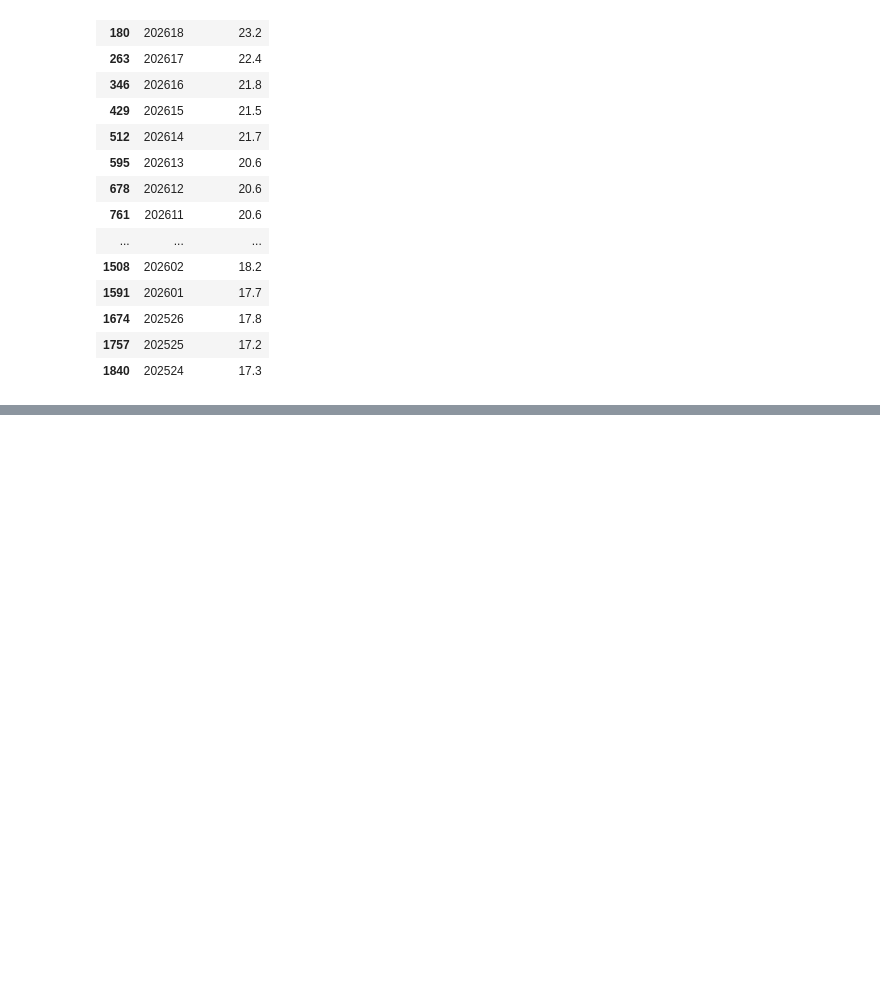
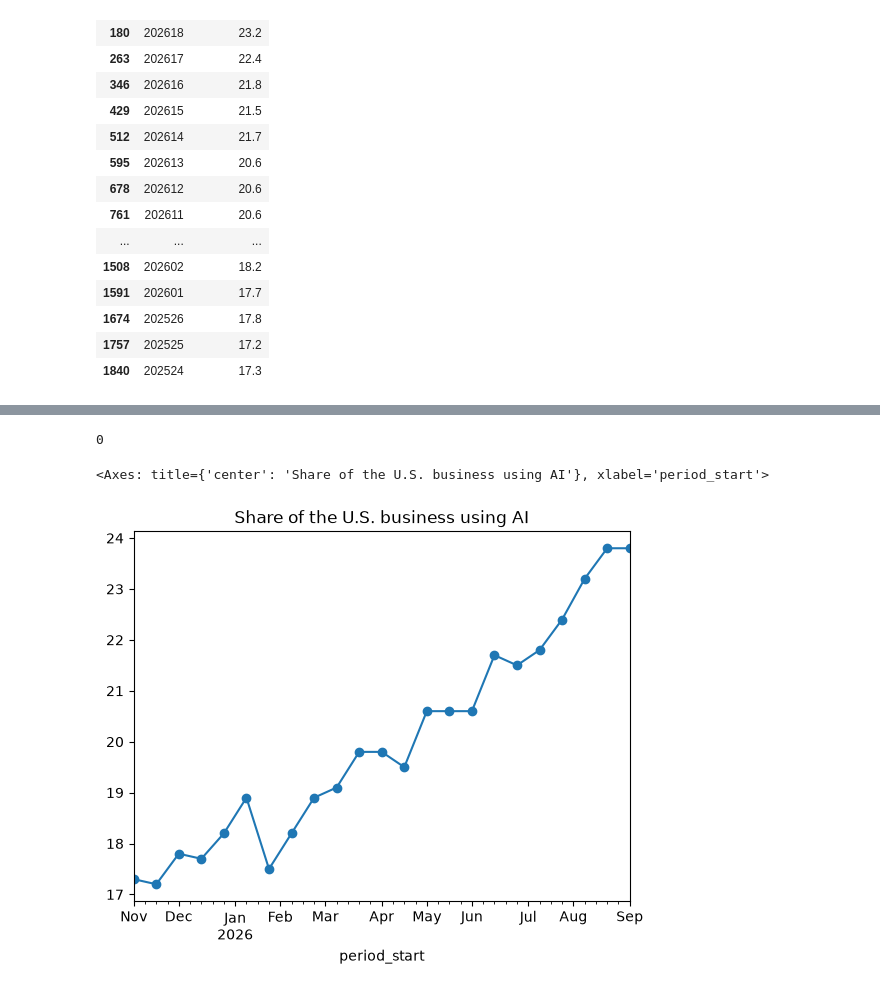
Before and after one commit to sasi1645/Ai-adoption-intel, a Jupyter notebook: notebooks/01_explore.ipynb, the cells around one changed output, grey strips where cells are left out. Saved outputs shown, nothing was run; the diff lists cells and outputs as text; code cells hidden in the pictures; blank space fills up the shorter version.

Commit message:
merged real dates and plot the AI adoption trend.

```diff
--- a/notebooks/01_explore.ipynb
+++ b/notebooks/01_explore.ipynb
@@ -170,0 +182,3 @@ ai_used[["cycle","percentage"]]
+# %%
+smp = pd.to_numeric(dates["Smpdt"], errors="coerce")
+dates_clean = dates[smp.notna()].copy()
@@ -170,0 +191,9 @@ ai_used[["cycle","percentage"]]
+# %%
+dates_clean["cycle"] = smp[smp.notna()].astype(int).astype(str)
+# %%
+dates_clean = dates_clean[["cycle", "Reference Period Start", "Ref End"]]
+dates_clean = dates_clean.rename(columns={
+    "Reference Period Start": "period_start",
+    "Ref End": "period_end",
+})
+dates_clean.head()
@@ -170,0 +207,4 @@ ai_used[["cycle","percentage"]]
+# %%
+merged_data = new_df.merge(dates_clean, on='cycle', how='left', validate='many_to_one')
+print(new_df.shape, merged_data.shape)
+merged_data.head()
@@ -170,0 +219,13 @@ ai_used[["cycle","percentage"]]
+# %%
+print(merged_data["period_start"].isna().sum())
+# %% [output]
+0
+# %%
+ai_used = merged_data[
+    (merged_data["Question ID"] == 7) & (merged_data["Answer"] == "Yes") & (merged_data["status"] == "ok")
+].sort_values("period_start")
+
+ai_used.plot(x = "period_start", y = "percentage", marker = "o", title = "Share of the U.S. business using AI", legend = False)
+# %% [output]
+<Axes: title={'center': 'Share of the U.S. business using AI'}, xlabel='period_start'>
+[figure, added]
```
Also changed, not shown: parts of 5 cells of this notebook, 2 other files.
